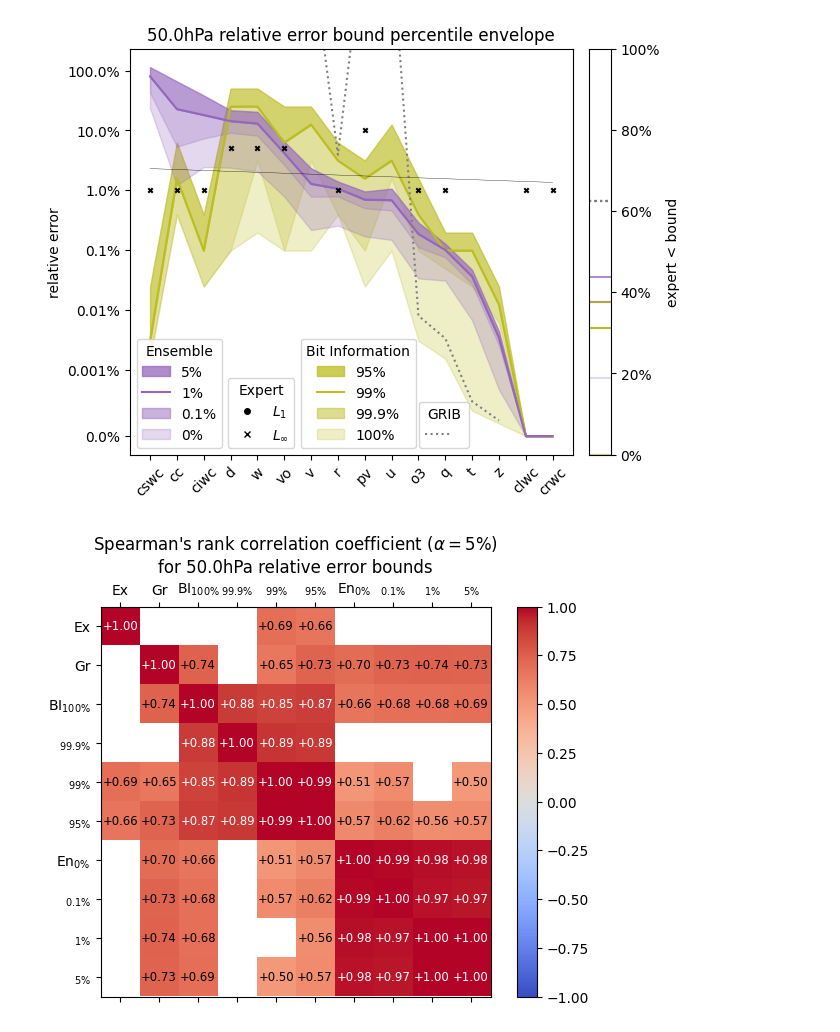
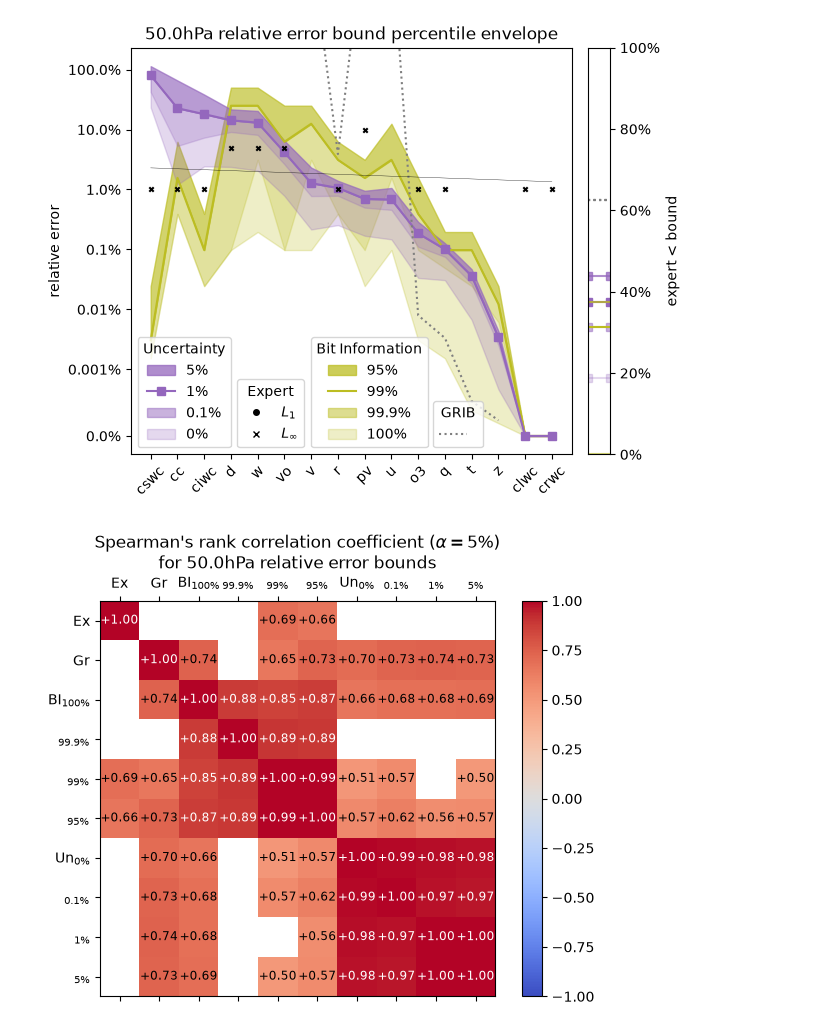
Before and after one commit to juntyr/era5-ensemble-compression-tolerance, a Jupyter notebook: quantile-plots.ipynb, the cells around one changed output. Saved outputs shown, nothing was run; the diff lists cells and outputs as text; code cells hidden in the pictures.

```diff
--- a/quantile-plots.ipynb
+++ b/quantile-plots.ipynb
@@ -53,7 +53,7 @@ for _, (name, _level, *rest) in pd.read_csv("expert-quantile-single.csv").iterro
 # %%
 pressure_expert = defaultdict(dict)
 for _, (name, level, *rest) in pd.read_csv("expert-quantile-pressure.csv").iterrows():
-    pressure_expert[level][name] = ExpertEnsembleSpreadQuantile(*rest)
+    pressure_expert[level][name] = ExpertUncertaintyBoundQuantile(*rest)
 pressure_expert = dict(pressure_expert)
 # %%
 fig, ax = plt.subplots(layout="tight")
@@ -1054,7 +1072,7 @@ observations = (
         ]
     ]
     + [[single_bit_information[v].relative[i] for v in v_sorted] for i in range(4)]
-    + [[single_ensemble[v].relative[i] for v in v_sorted] for i in range(4)]
+    + [[single_uncertainty[v].relative[i] for v in v_sorted] for i in range(4)]
 )
 
 spearmanr = stats.spearmanr(observations, axis=1, nan_policy="omit")
@@ -1097,7 +1115,7 @@ ax.set_xticklabels(
         r"$_{99.9\%}$",
         r"$_{99\%}$",
         r"$_{95\%}$",
-        r"En$_{0\%}$",
+        r"Un$_{0\%}$",
         r"$_{0.1\%}$",
         r"$_{1\%}$",
         r"$_{5\%}$",
@@ -1113,7 +1131,7 @@ ax.set_yticklabels(
         r"$_{99.9\%}$",
         r"$_{99\%}$",
         r"$_{95\%}$",
-        r"En$_{0\%}$",
+        r"Un$_{0\%}$",
         r"$_{0.1\%}$",
         r"$_{1\%}$",
         r"$_{5\%}$",
@@ -1146,14 +1164,14 @@ for pressure in pressure_range:
         assert isinstance(requirement, MaxPointwiseRangeRelativeErrorBoundRequirement)
         pressure_grib[pressure][key] = requirement.value
 # %%
-pressure_ensemble = {}
+pressure_uncertainty = {}
 for pressure in pressure_range:
-    pressure_ensemble[pressure] = {}
+    pressure_uncertainty[pressure] = {}
     for key in pressure_range[pressure]:
         percentile = [0.0, 0.001, 0.01, 0.05]
         absolute = []
         for p in percentile:
-            (requirement,) = ensemble_recommendations.search(
+            (requirement,) = uncertainty_recommendations.search(
                 markers={
                     "cf-short-name": key,
                     "level-kind": "pressure",
@@ -1167,7 +1185,7 @@ for pressure in pressure_range:
             absolute.append(requirement.value)
         relative = []
         for p in percentile:
-            (requirement,) = ensemble_recommendations.search(
+            (requirement,) = uncertainty_recommendations.search(
                 markers={
                     "cf-short-name": key,
                     "level-kind": "pressure",
@@ -1181,7 +1199,7 @@ for pressure in pressure_range:
             relative.append(requirement.value)
         quadratic = []
         for p in percentile:
-            (requirement,) = ensemble_recommendations.search(
+            (requirement,) = uncertainty_recommendations.search(
                 markers={
                     "cf-short-name": key,
                     "level-kind": "pressure",
@@ -1193,7 +1211,7 @@ for pressure in pressure_range:
                 requirement, MaxPointwiseQuadraticErrorBoundRequirement
             ), repr(requirement)
             quadratic.append(requirement.value)
-        pressure_ensemble[pressure][key] = EnsembleSpreadBounds(
+        pressure_uncertainty[pressure][key] = UncertaintyBounds(
             percentile=percentile,
             absolute=absolute,
             relative=relative,
@@ -1734,5 +1754,5 @@ for p, pressure_ensemble_p in pressure_ensemble.items():
 # %%
-for p, pressure_ensemble_p in pressure_ensemble.items():
+for p, pressure_uncertainty_p in pressure_uncertainty.items():
     fig, (ax, axr) = plt.subplots(
         1, 2, width_ratios=[20, 1], gridspec_kw={"wspace": 0.05}, layout="constrained"
     )
@@ -1740,7 +1760,7 @@ for p, pressure_ensemble_p in pressure_ensemble.items():
     ax.set_title(f"{p} relative error bound percentile envelope")
     ax.set_ylabel("relative error")
 
-    scores = {v: e.relative[2] for v, e in pressure_ensemble_p.items()}
+    scores = {v: e.relative[2] for v, e in pressure_uncertainty_p.items()}
     v_sorted = sorted(scores.keys(), key=lambda k: scores[k], reverse=True)
 
     expert_xs = []
@@ -1809,29 +1829,30 @@ for p, pressure_ensemble_p in pressure_ensemble.items():
 
     ax.fill_between(
         range(len(v_sorted)),
-        [pressure_ensemble_p[v].relative[0] for v in v_sorted],
-        [pressure_ensemble_p[v].relative[2] for v in v_sorted],
+        [pressure_uncertainty_p[v].relative[0] for v in v_sorted],
+        [pressure_uncertainty_p[v].relative[2] for v in v_sorted],
         alpha=0.25,
         color="tab:purple",
         label="0%",
     )
     ax.fill_between(
         range(len(v_sorted)),
-        [pressure_ensemble_p[v].relative[1] for v in v_sorted],
-        [pressure_ensemble_p[v].relative[2] for v in v_sorted],
+        [pressure_uncertainty_p[v].relative[1] for v in v_sorted],
+        [pressure_uncertainty_p[v].relative[2] for v in v_sorted],
         alpha=0.25,
         color="tab:purple",
         label="0.1%",
     )
     ax.plot(
-        [pressure_ensemble_p[v].relative[2] for v in v_sorted],
+        [pressure_uncertainty_p[v].relative[2] for v in v_sorted],
         color="tab:purple",
+        marker="s",
         label="1%",
     )
     ax.fill_between(
         range(len(v_sorted)),
-        [pressure_ensemble_p[v].relative[3] for v in v_sorted],
-        [pressure_ensemble_p[v].relative[2] for v in v_sorted],
+        [pressure_uncertainty_p[v].relative[3] for v in v_sorted],
+        [pressure_uncertainty_p[v].relative[2] for v in v_sorted],
         alpha=0.66,
         color="tab:purple",
         label="5%",
@@ -1861,13 +1882,13 @@ for p, pressure_ensemble_p in pressure_ensemble.items():
     l1 = ax.legend(
         handles=[
             mpl.patches.Patch(color="tab:purple", alpha=0.75, label="5%"),
-            mpl.lines.Line2D([0], [0], color="tab:purple", label="1%"),
+            mpl.lines.Line2D([0], [0], color="tab:purple", marker="s", label="1%"),
             mpl.patches.Patch(color="tab:purple", alpha=0.5, label="0.1%"),
             mpl.patches.Patch(color="tab:purple", alpha=0.25, label="0%"),
         ],
         ncol=1,
         loc="lower left",
-        title="Ensemble",
+        title="Uncertainty",
     )
     l2 = ax.legend(
         handles=[
@@ -1894,7 +1915,7 @@ for p, pressure_ensemble_p in pressure_ensemble.items():
         ],
         ncol=1,
         loc="lower left",
-        bbox_to_anchor=(0.205, 0, 1, 1),
+        bbox_to_anchor=(0.225, 0, 1, 1),
         title="Expert",
     )
     l3 = ax.legend(
@@ -1906,7 +1927,7 @@ for p, pressure_ensemble_p in pressure_ensemble.items():
         ],
         ncol=1,
         loc="lower left",
-        bbox_to_anchor=(0.37, 0, 1, 1),
+        bbox_to_anchor=(0.3925, 0, 1, 1),
         title="Bit Information",
     )
     ax.legend(
@@ -1915,7 +1936,7 @@ for p, pressure_ensemble_p in pressure_ensemble.items():
         ],
         ncol=1,
         loc="lower left",
-        bbox_to_anchor=(0.6375, 0, 1, 1),
+        bbox_to_anchor=(0.67, 0, 1, 1),
         title="GRIB",
     )
     ax.add_artist(l1)
@@ -1924,7 +1945,7 @@ for p, pressure_ensemble_p in pressure_ensemble.items():
 
     ax.set_xticks(range(len(v_sorted)))
     ax.set_xticklabels(v_sorted, rotation=45)
-    # ax.set_xlabel("sorted by ensemble 1% bound")
+    # ax.set_xlabel("sorted by uncertainty-derived 1% bound")
     ax.yaxis.set_major_formatter(
         mtick.FuncFormatter(
             lambda x, pos=None: (
@@ -1942,20 +1963,21 @@ for p, pressure_ensemble_p in pressure_ensemble.items():
     axr.yaxis.set_major_formatter(mtick.PercentFormatter(1))
     axr.set_ylim(0, 1)
 
-    for i, pt in enumerate(pressure_ensemble_p["u"].percentile):
+    for i, pt in enumerate(pressure_uncertainty_p["u"].percentile):
         count = 0
         for v in pressure_expert[p]:
             count += (
                 pressure_expert[p][v].relative_value
-                < pressure_ensemble_p[v].relative[i]
+                < pressure_uncertainty_p[v].relative[i]
             )
         axr.axhline(
             count / len(pressure_expert[p]),
             c="tab:purple",
             alpha=[0.25, 0.5, 1.0, 0.75][i],
+            marker="s",
         )
 
-    for i, pt in enumerate(pressure_ensemble_p["u"].percentile):
+    for i, pt in enumerate(pressure_uncertainty_p["u"].percentile):
         count = 0
         for v in pressure_expert[p]:
             count += (
@@ -1968,7 +1990,7 @@ for p, pressure_ensemble_p in pressure_ensemble.items():
             alpha=[0.25, 0.5, 1.0, 0.75][i],
         )
 
-    for i, pt in enumerate(pressure_ensemble_p["u"].percentile):
+    for i, pt in enumerate(pressure_uncertainty_p["u"].percentile):
         count = 0
         for v in pressure_expert[p]:
             if pressure_range[p][v].min_abs > 0:
@@ -2002,7 +2024,7 @@ for p, pressure_ensemble_p in pressure_ensemble.items():
             [pressure_bit_information[p][v].relative[i] for v in v_sorted]
             for i in range(4)
         ]
-        + [[pressure_ensemble_p[v].relative[i] for v in v_sorted] for i in range(4)]
+        + [[pressure_uncertainty_p[v].relative[i] for v in v_sorted] for i in range(4)]
     )
 
     spearmanr = stats.spearmanr(observations, axis=1, nan_policy="omit")
@@ -2044,34 +2066,34 @@ for p, pressure_ensemble_p in pressure_ensemble.items():
             r"BI$_{100\%}$",
             r"$_{99.9\%}$",
             r"$_{99\%}$",
             r"$_{95\%}$",
-            r"En$_{0\%}$",
+            r"Un$_{0\%}$",
             r"$_{0.1\%}$",
             r"$_{1\%}$",
             r"$_{5\%}$",
         ]
     )
 
     ax.set_yticks(range(len(observations)))
     ax.set_yticklabels(
         [
             "Ex",
             "Gr",
             r"BI$_{100\%}$",
             r"$_{99.9\%}$",
             r"$_{99\%}$",
             r"$_{95\%}$",
-            r"En$_{0\%}$",
+            r"Un$_{0\%}$",
             r"$_{0.1\%}$",
             r"$_{1\%}$",
             r"$_{5\%}$",
         ]
     )
 
     fig.colorbar(m)
 
     plt.show()
     fig.savefig(plots / f"pressure-{p.replace(' ', '')}-relative-rank.pdf")
 # %% [output]
-[figure, old version]
+[figure, new version]
-[figure, old version]
+[figure, new version]
```
Also changed, not shown: parts of 11 cells of this notebook, 15 other files.
